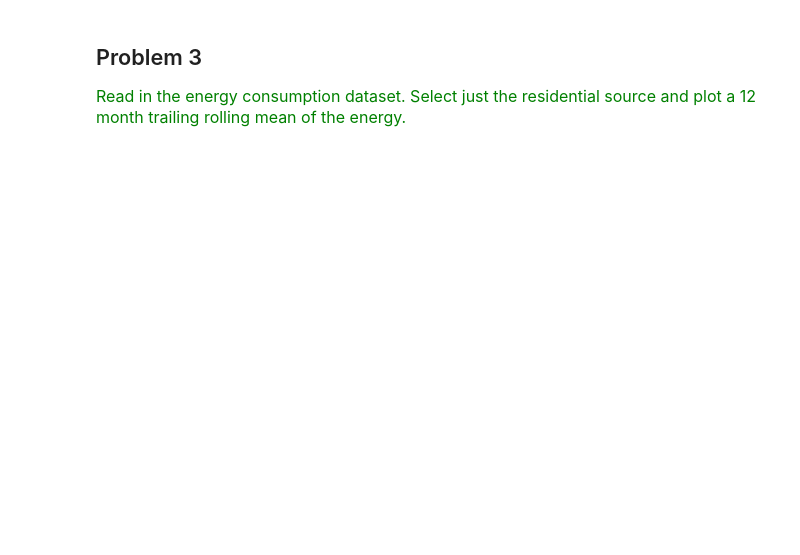
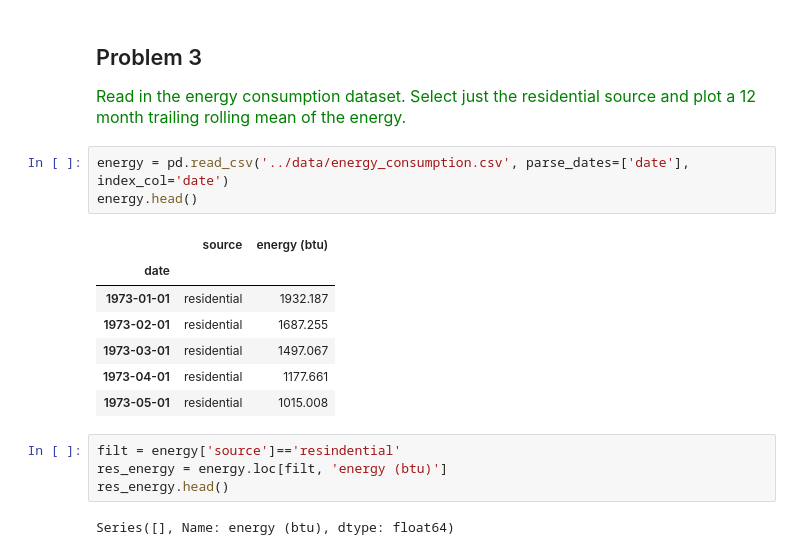
Before and after one commit to estefaniaakers/dunder-data, a Jupyter notebook: dunder-data-bootcamp/04. Time Series/04. Rolling Windows.ipynb, the cells around one changed output. Saved outputs shown, nothing was run; the diff lists cells and outputs as text; blank space fills up the shorter version.

```diff
--- a/dunder-data-bootcamp/04. Time Series/04. Rolling Windows.ipynb
+++ b/dunder-data-bootcamp/04. Time Series/04. Rolling Windows.ipynb
@@ -127,3 +322,20 @@ close.resample('2M').agg(['min', 'mean', 'max', np.size]).head()
 # %% [markdown]
 ## Problem 3
 <span  style="color:green; font-size:16px">Read in the energy consumption dataset. Select just the residential source and plot a 12 month trailing rolling mean of the energy.</span>
+# %%
+energy = pd.read_csv('../data/energy_consumption.csv', parse_dates=['date'], index_col='date')
+energy.head()
+# %% [output]
+|  | source | energy (btu) |
+| date |  |  |
+| 1973-01-01 | residential | 1932.187 |
+| 1973-02-01 | residential | 1687.255 |
+| 1973-03-01 | residential | 1497.067 |
+| 1973-04-01 | residential | 1177.661 |
+| 1973-05-01 | residential | 1015.008 |
+# %%
+filt = energy['source']=='resindential'
+res_energy = energy.loc[filt, 'energy (btu)']
+res_energy.head()
+# %% [output]
+Series([], Name: energy (btu), dtype: float64)
```
Also changed, not shown: parts of 24 cells of this notebook.
